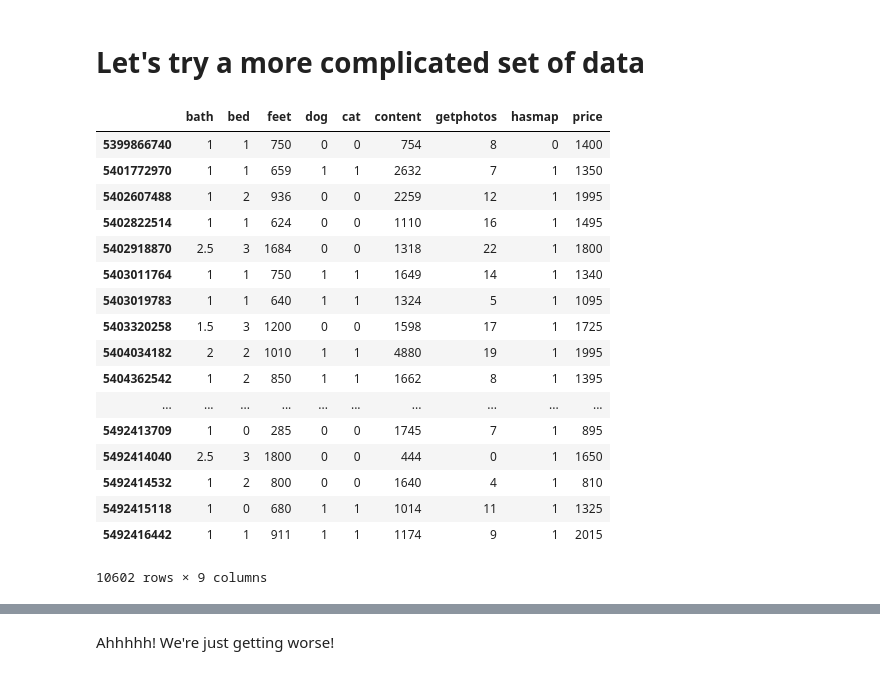
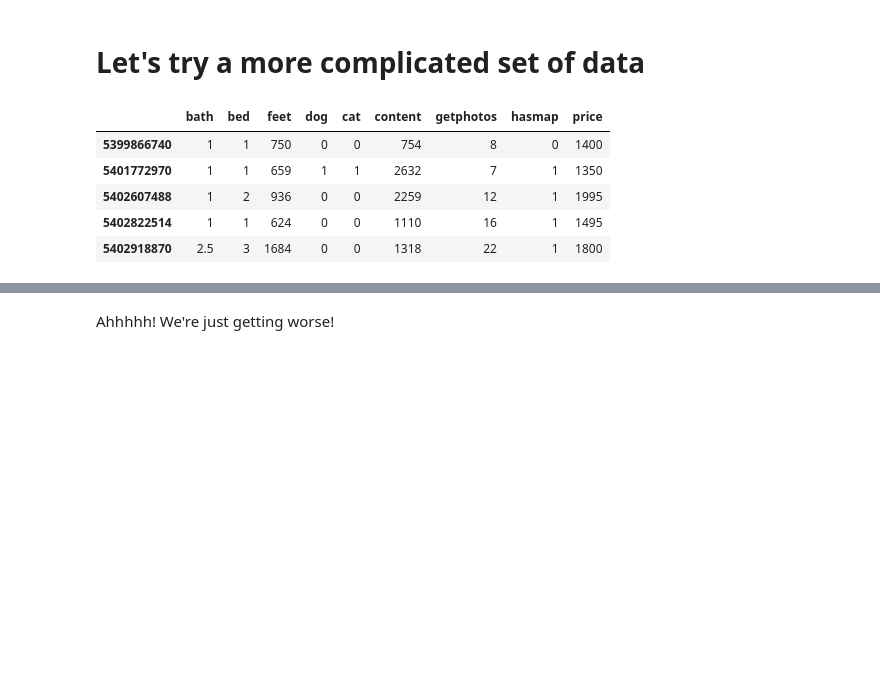
Before and after one commit to rileyrustad/CLCrawler, a Jupyter notebook: First_Analysis.ipynb, the cells around one changed output, grey strips where cells are left out. Drawn from its saved outputs; the diff is of its cells as text; code cells hidden in the pictures; blank space fills up the shorter version.

```diff
--- a/First_Analysis.ipynb
+++ b/First_Analysis.ipynb
@@ -188,26 +164,14 @@ Shoot, we got worse. Feel free to play with it, we get better at predicting as t
 # Let's try a more complicated set of data
 # %%
 df2 = dframe[dframe.price < 10000][['bath','bed','feet','dog','cat','content','getphotos', 'hasmap', 'price',]].dropna()
-df2
+df2.head()
 # %% [output]
 |  | bath | bed | feet | dog | cat | content | getphotos | hasmap | price |
 | 5399866740 | 1 | 1 | 750 | 0 | 0 | 754 | 8 | 0 | 1400 |
 | 5401772970 | 1 | 1 | 659 | 1 | 1 | 2632 | 7 | 1 | 1350 |
 | 5402607488 | 1 | 2 | 936 | 0 | 0 | 2259 | 12 | 1 | 1995 |
 | 5402822514 | 1 | 1 | 624 | 0 | 0 | 1110 | 16 | 1 | 1495 |
 | 5402918870 | 2.5 | 3 | 1684 | 0 | 0 | 1318 | 22 | 1 | 1800 |
-| 5403011764 | 1 | 1 | 750 | 1 | 1 | 1649 | 14 | 1 | 1340 |
-| 5403019783 | 1 | 1 | 640 | 1 | 1 | 1324 | 5 | 1 | 1095 |
-| 5403320258 | 1.5 | 3 | 1200 | 0 | 0 | 1598 | 17 | 1 | 1725 |
-| 5404034182 | 2 | 2 | 1010 | 1 | 1 | 4880 | 19 | 1 | 1995 |
-| 5404362542 | 1 | 2 | 850 | 1 | 1 | 1662 | 8 | 1 | 1395 |
-| ... | ... | ... | ... | ... | ... | ... | ... | ... | ... |
-| 5492413709 | 1 | 0 | 285 | 0 | 0 | 1745 | 7 | 1 | 895 |
-| 5492414040 | 2.5 | 3 | 1800 | 0 | 0 | 444 | 0 | 1 | 1650 |
-| 5492414532 | 1 | 2 | 800 | 0 | 0 | 1640 | 4 | 1 | 810 |
-| 5492415118 | 1 | 0 | 680 | 1 | 1 | 1014 | 11 | 1 | 1325 |
-| 5492416442 | 1 | 1 | 911 | 1 | 1 | 1174 | 9 | 1 | 2015 |
-10602 rows × 9 columns
 # %%
 features = df2[['bath','bed','feet','dog','cat','content','getphotos', 'hasmap']].values
 price = df2[['price']].values
```
Also changed, not shown: parts of 11 cells of this notebook.
